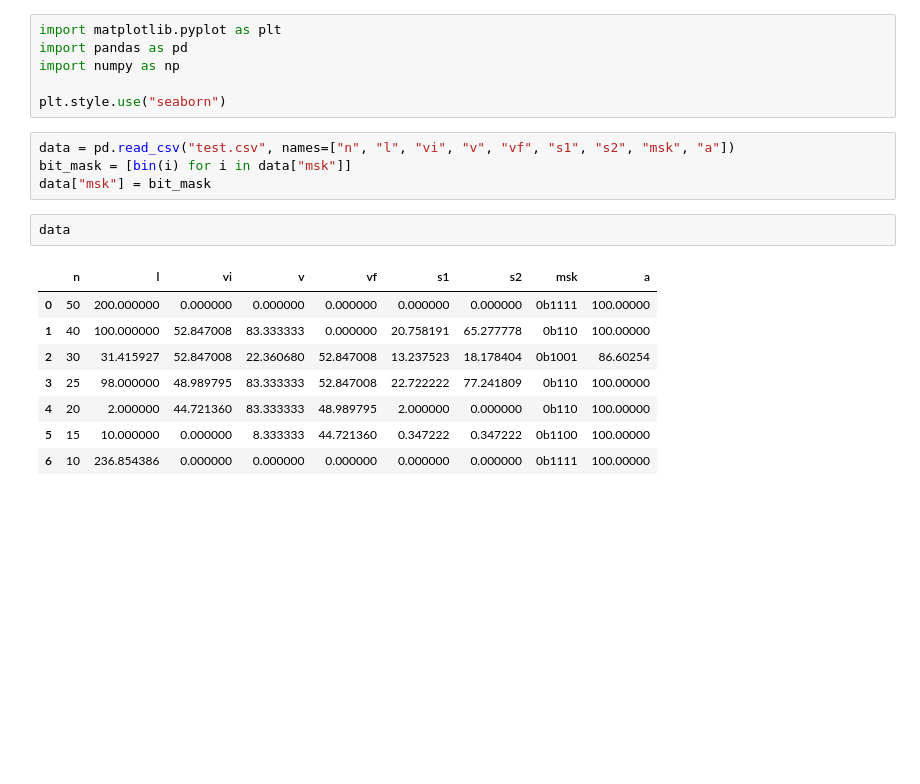
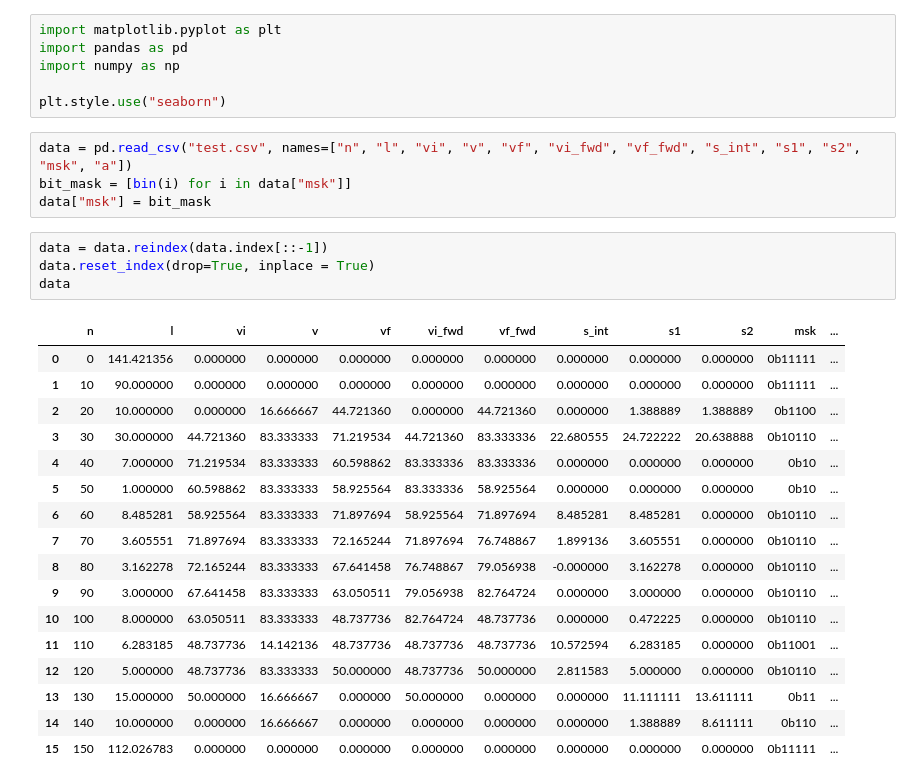
Before and after one commit to alessandroassirelli98/c-cnc-project, a Jupyter notebook: profile_plot.ipynb, the cells around one changed output. Saved outputs shown, nothing was run; the diff lists cells and outputs as text; blank space fills up the shorter version.

```diff
--- a/profile_plot.ipynb
+++ b/profile_plot.ipynb
@@ -5,18 +5,29 @@ import numpy as np
 
 plt.style.use("seaborn")
 # %%
-data = pd.read_csv("test.csv", names=["n", "l", "vi", "v", "vf", "s1", "s2", "msk", "a"])
+data = pd.read_csv("test.csv", names=["n", "l", "vi", "v", "vf", "vi_fwd", "vf_fwd", "s_int", "s1", "s2", "msk", "a"])
 bit_mask = [bin(i) for i in data["msk"]]
 data["msk"] = bit_mask
-# %%
-data
-# %% [output]
-|  | n | l | vi | v | vf | s1 | s2 | msk | a |
-| 0 | 50 | 200.000000 | 0.000000 | 0.000000 | 0.000000 | 0.000000 | 0.000000 | 0b1111 | 100.00000 |
-| 1 | 40 | 100.000000 | 52.847008 | 83.333333 | 0.000000 | 20.758191 | 65.277778 | 0b110 | 100.00000 |
-| 2 | 30 | 31.415927 | 52.847008 | 22.360680 | 52.847008 | 13.237523 | 18.178404 | 0b1001 | 86.60254 |
-| 3 | 25 | 98.000000 | 48.989795 | 83.333333 | 52.847008 | 22.722222 | 77.241809 | 0b110 | 100.00000 |
-| 4 | 20 | 2.000000 | 44.721360 | 83.333333 | 48.989795 | 2.000000 | 0.000000 | 0b110 | 100.00000 |
-| 5 | 15 | 10.000000 | 0.000000 | 8.333333 | 44.721360 | 0.347222 | 0.347222 | 0b1100 | 100.00000 |
-| 6 | 10 | 236.854386 | 0.000000 | 0.000000 | 0.000000 | 0.000000 | 0.000000 | 0b1111 | 100.00000 |
+# %%
+data = data.reindex(data.index[::-1])
+data.reset_index(drop=True, inplace = True)
+data
+# %% [output]
+|  | n | l | vi | v | vf | vi_fwd | vf_fwd | s_int | s1 | s2 | msk | ... |
+| 0 | 0 | 141.421356 | 0.000000 | 0.000000 | 0.000000 | 0.000000 | 0.000000 | 0.000000 | 0.000000 | 0.000000 | 0b11111 | ... |
+| 1 | 10 | 90.000000 | 0.000000 | 0.000000 | 0.000000 | 0.000000 | 0.000000 | 0.000000 | 0.000000 | 0.000000 | 0b11111 | ... |
+| 2 | 20 | 10.000000 | 0.000000 | 16.666667 | 44.721360 | 0.000000 | 44.721360 | 0.000000 | 1.388889 | 1.388889 | 0b1100 | ... |
+| 3 | 30 | 30.000000 | 44.721360 | 83.333333 | 71.219534 | 44.721360 | 83.333336 | 22.680555 | 24.722222 | 20.638888 | 0b10110 | ... |
+| 4 | 40 | 7.000000 | 71.219534 | 83.333333 | 60.598862 | 83.333336 | 83.333336 | 0.000000 | 0.000000 | 0.000000 | 0b10 | ... |
+| 5 | 50 | 1.000000 | 60.598862 | 83.333333 | 58.925564 | 83.333336 | 58.925564 | 0.000000 | 0.000000 | 0.000000 | 0b10 | ... |
+| 6 | 60 | 8.485281 | 58.925564 | 83.333333 | 71.897694 | 58.925564 | 71.897694 | 8.485281 | 8.485281 | 0.000000 | 0b10110 | ... |
+| 7 | 70 | 3.605551 | 71.897694 | 83.333333 | 72.165244 | 71.897694 | 76.748867 | 1.899136 | 3.605551 | 0.000000 | 0b10110 | ... |
+| 8 | 80 | 3.162278 | 72.165244 | 83.333333 | 67.641458 | 76.748867 | 79.056938 | -0.000000 | 3.162278 | 0.000000 | 0b10110 | ... |
+| 9 | 90 | 3.000000 | 67.641458 | 83.333333 | 63.050511 | 79.056938 | 82.764724 | 0.000000 | 3.000000 | 0.000000 | 0b10110 | ... |
+| 10 | 100 | 8.000000 | 63.050511 | 83.333333 | 48.737736 | 82.764724 | 48.737736 | 0.000000 | 0.472225 | 0.000000 | 0b10110 | ... |
+| 11 | 110 | 6.283185 | 48.737736 | 14.142136 | 48.737736 | 48.737736 | 48.737736 | 10.572594 | 6.283185 | 0.000000 | 0b11001 | ... |
+| 12 | 120 | 5.000000 | 48.737736 | 83.333333 | 50.000000 | 48.737736 | 50.000000 | 2.811583 | 5.000000 | 0.000000 | 0b10110 | ... |
+| 13 | 130 | 15.000000 | 50.000000 | 16.666667 | 0.000000 | 50.000000 | 0.000000 | 0.000000 | 11.111111 | 13.611111 | 0b11 | ... |
+| 14 | 140 | 10.000000 | 0.000000 | 16.666667 | 0.000000 | 0.000000 | 0.000000 | 0.000000 | 1.388889 | 8.611111 | 0b110 | ... |
+| 15 | 150 | 112.026783 | 0.000000 | 0.000000 | 0.000000 | 0.000000 | 0.000000 | 0.000000 | 0.000000 | 0.000000 | 0b11111 | ... |
 # %%
```
Also changed, not shown: parts of 1 cell of this notebook, 2 other files.
